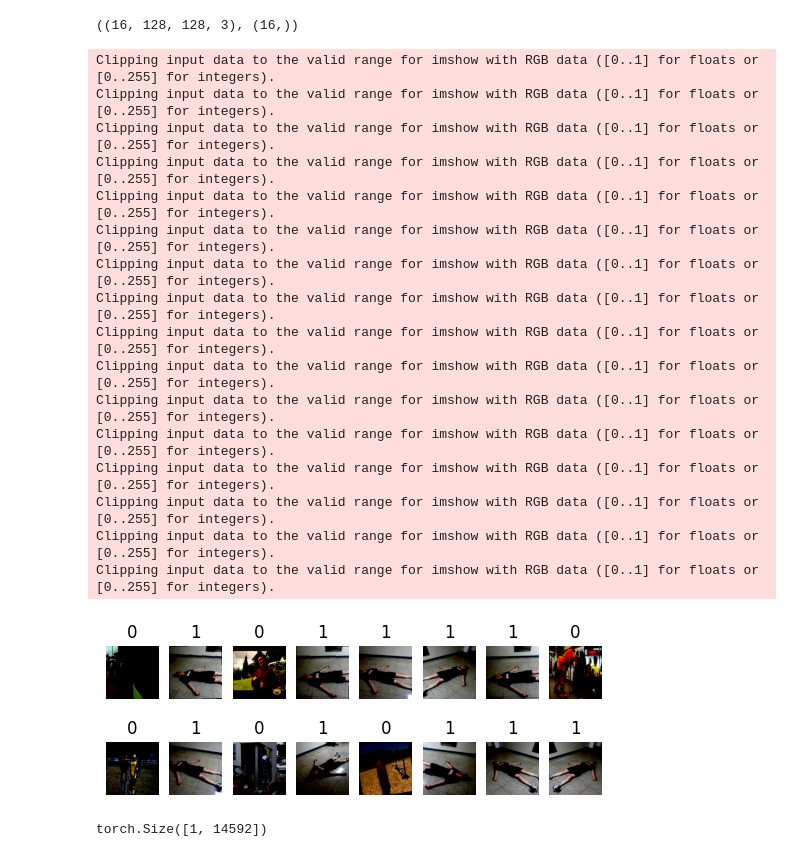
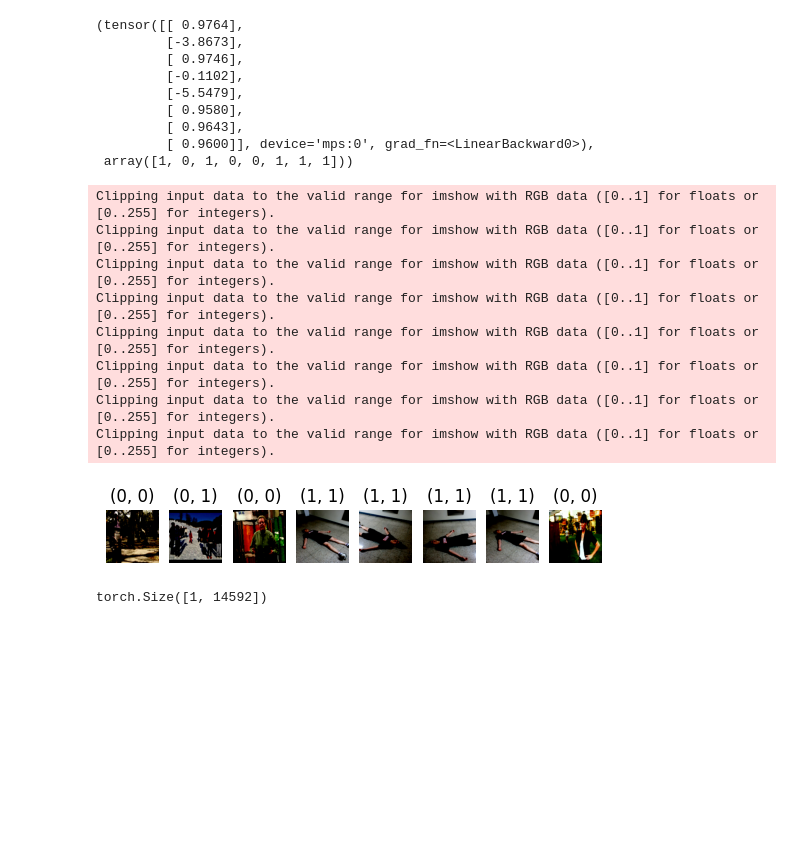
Before and after one commit to jiogenes/lightweight-human-pose-estimation.pytorch, a Jupyter notebook: test.ipynb, the cells around one changed output. Drawn from its saved outputs; the diff is of its cells as text; code cells hidden in the pictures; blank space fills up the shorter version.

```diff
--- a/test.ipynb
+++ b/test.ipynb
@@ -57,6 +57,8 @@ frame_provider = ImageReader(images)
 net = net.eval()
 if torch.cuda.is_available():
     net = net.cuda()
+elif torch.backends.mps.is_available():
+    net = net.to('mps')
 # %%
 transform = transforms.Compose([
     transforms.Resize(size=(128, 128), antialias=True),
@@ -77,8 +79,8 @@ trainlen = int(len(dataset) * 0.8)
 testlen = len(dataset) - trainlen
 train_dataset, test_dataset = random_split(dataset, [trainlen, testlen])
 
-train_dataloader = DataLoader(train_dataset, batch_size=16, shuffle=True, num_workers=16)
-test_dataloader = DataLoader(test_dataset, batch_size=16, shuffle=False, num_workers=16)
+train_dataloader = DataLoader(train_dataset, batch_size=8, shuffle=True, num_workers=0)
+test_dataloader = DataLoader(test_dataset, batch_size=8, shuffle=False, num_workers=0)
 # %%
 optimizer = torch.optim.AdamW(net.classifier.parameters(), lr=0.001, betas=(0.5, 0.999))
 loss_func = torch.nn.BCEWithLogitsLoss()
@@ -152,0 +156,10 @@ tensor([[0.8030],
+# %%
+sd = net.state_dict()
+del_list = []
+for key in list(sd.keys()):
+    if 'pretrained' in key:
+        # print(key)
+        sd.pop(key)
+# %%
+with open('test.pt', 'wb') as f:
+    torch.save({'state_dict': sd}, f)
@@ -155,33 +175,34 @@ images, labels = next(iter(train_dataloader))
+# %%
+net(images_mps), result
+# %% [output]
+(tensor([[ 0.9764],
+         [-3.8673],
+         [ 0.9746],
+         [-0.1102],
+         [-5.5479],
+         [ 0.9580],
+         [ 0.9643],
+         [ 0.9600]], device='mps:0', grad_fn=<LinearBackward0>),
+ array([1, 0, 1, 0, 0, 1, 1, 1]))
 # %%
 images = images.permute(0, 2, 3, 1).numpy()
 labels = labels.numpy()
-images.shape, labels.shape
-# %% [output]
-((16, 128, 128, 3), (16,))
 # %%
 for i, image in enumerate(images):
     plt.subplot(4, 8, i + 1)
     plt.axis('off')
     plt.imshow(image)
-    plt.title(labels[i])
+    plt.title(f'{labels[i], result[i]}')
 # %% [output]
 Clipping input data to the valid range for imshow with RGB data ([0..1] for floats or [0..255] for integers).
 Clipping input data to the valid range for imshow with RGB data ([0..1] for floats or [0..255] for integers).
 Clipping input data to the valid range for imshow with RGB data ([0..1] for floats or [0..255] for integers).
 Clipping input data to the valid range for imshow with RGB data ([0..1] for floats or [0..255] for integers).
 Clipping input data to the valid range for imshow with RGB data ([0..1] for floats or [0..255] for integers).
 Clipping input data to the valid range for imshow with RGB data ([0..1] for floats or [0..255] for integers).
 Clipping input data to the valid range for imshow with RGB data ([0..1] for floats or [0..255] for integers).
 Clipping input data to the valid range for imshow with RGB data ([0..1] for floats or [0..255] for integers).
-Clipping input data to the valid range for imshow with RGB data ([0..1] for floats or [0..255] for integers).
-Clipping input data to the valid range for imshow with RGB data ([0..1] for floats or [0..255] for integers).
-Clipping input data to the valid range for imshow with RGB data ([0..1] for floats or [0..255] for integers).
-Clipping input data to the valid range for imshow with RGB data ([0..1] for floats or [0..255] for integers).
-Clipping input data to the valid range for imshow with RGB data ([0..1] for floats or [0..255] for integers).
-Clipping input data to the valid range for imshow with RGB data ([0..1] for floats or [0..255] for integers).
-Clipping input data to the valid range for imshow with RGB data ([0..1] for floats or [0..255] for integers).
-Clipping input data to the valid range for imshow with RGB data ([0..1] for floats or [0..255] for integers).
-[figure, old version]
+[figure, new version]
 # %%
 net = PoseEstimationWithMobileNet()
 img = cv2.imread('./data/lying_pictures/0.jpg', cv2.IMREAD_COLOR)
```
Also changed, not shown: parts of 5 cells of this notebook, 7 other files.
